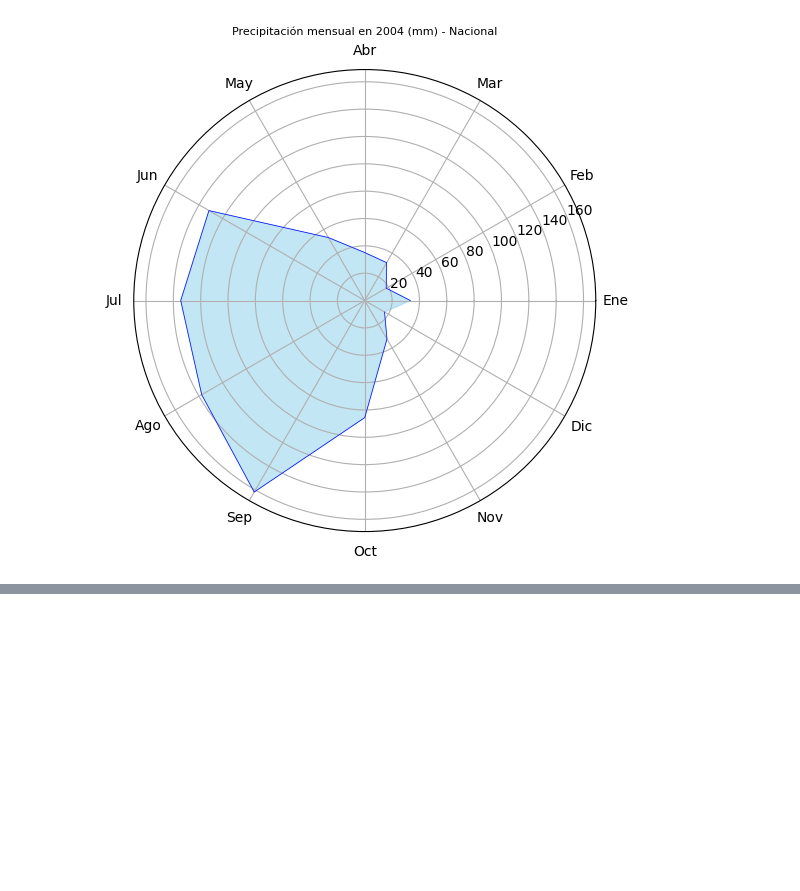
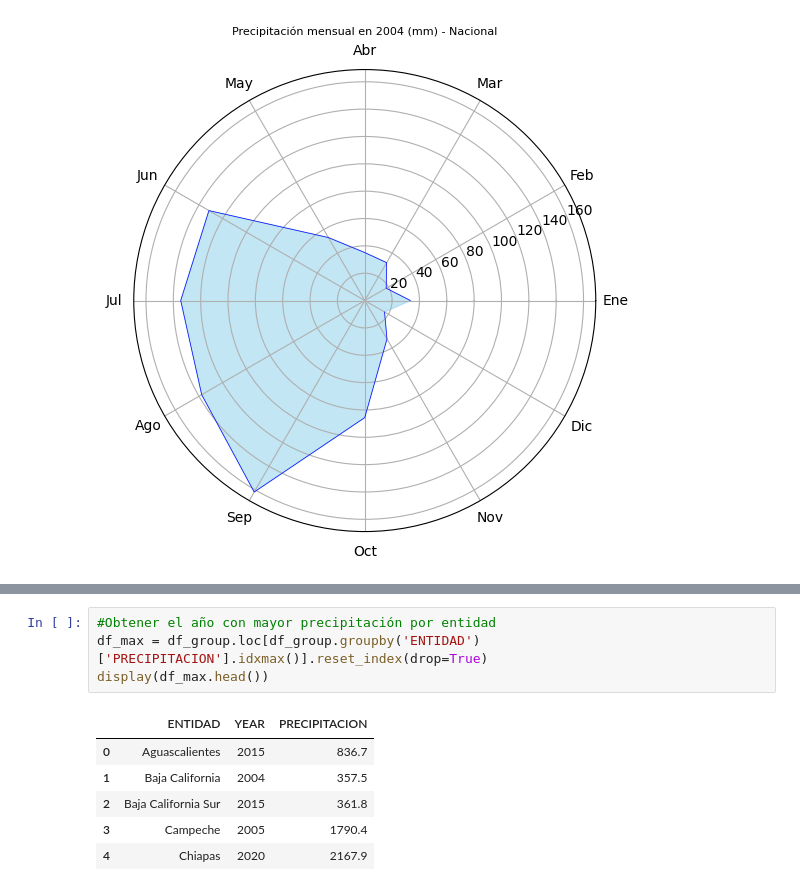
Before and after one commit to DaniaGarmon/LluviaMX, a Jupyter notebook: lluvia_mx.ipynb, the cells around one changed output, grey strips where cells are left out. Cells and saved outputs as stored; diff of their text form; blank space fills up the shorter version.

```diff
--- a/lluvia_mx.ipynb
+++ b/lluvia_mx.ipynb
@@ -204,0 +219,11 @@ grafico_nacional_meses(2004)
+# %%
+#Obtener el año con mayor precipitación por entidad
+df_max = df_group.loc[df_group.groupby('ENTIDAD')['PRECIPITACION'].idxmax()].reset_index(drop=True)
+display(df_max.head())
+# %% [output]
+|  | ENTIDAD | YEAR | PRECIPITACION |
+| 0 | Aguascalientes | 2015 | 836.7 |
+| 1 | Baja California | 2004 | 357.5 |
+| 2 | Baja California Sur | 2015 | 361.8 |
+| 3 | Campeche | 2005 | 1790.4 |
+| 4 | Chiapas | 2020 | 2167.9 |
```
Also changed, not shown: parts of 6 cells of this notebook, 1 other file.
